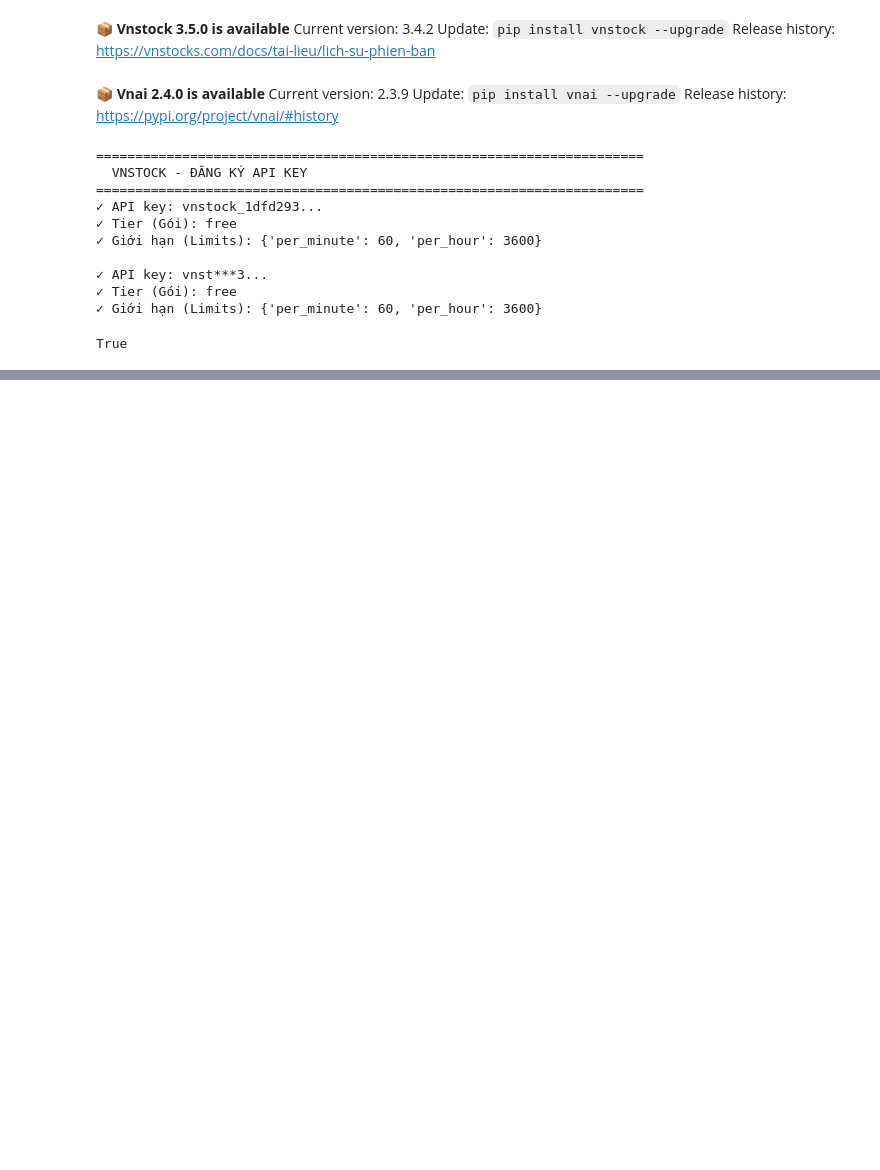
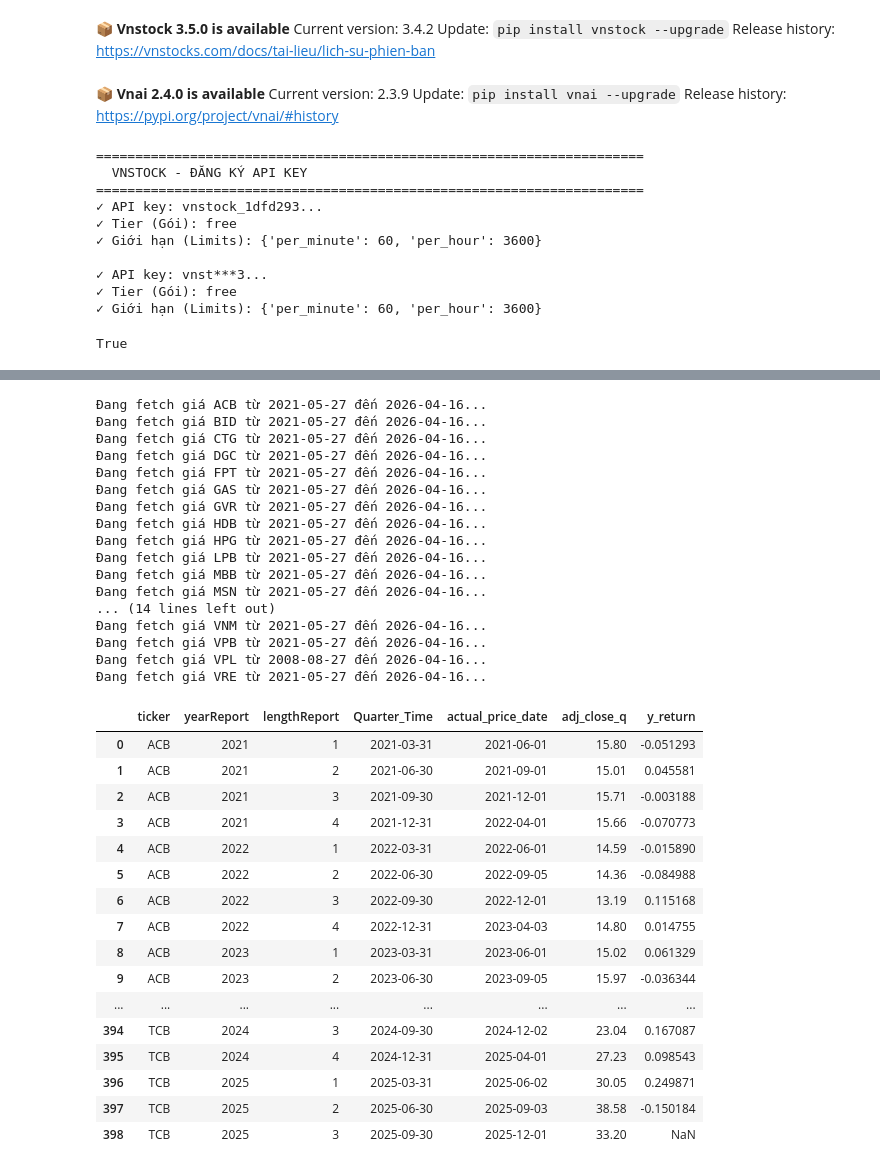
Before and after one commit to nguyentobinh12x5/Finance-Analyst-Agent, a Jupyter notebook: FinRL.ipynb, the cells around one changed output, grey strips where cells are left out. Saved outputs shown, nothing was run; the diff lists cells and outputs as text; code cells hidden in the pictures; blank space fills up the shorter version.

Commit message:
feat: Implement new data fetching and processing modules, update FinRL notebook to use them for financial analysis, and add raw fundamental data.

```diff
--- a/FinRL.ipynb
+++ b/FinRL.ipynb
@@ -69,11 +23,0 @@ df_5_years = df.head(20)
-# %%
-import pandas as pd
-
-# Hiển thị tất cả các cột
-pd.set_option('display.max_columns', None)
-# (Tùy chọn) Hiển thị tất cả các dòng nếu bạn muốn xem toàn bộ
-pd.set_option('display.max_rows', None)
-# (Tùy chọn) Hiển thị nội dung văn bản bên trong ô lớn hơn (tránh bị cắt chữ)
-pd.set_option('display.max_colwidth', None)
-
-df_5_years
@@ -120,0 +32,7 @@ df_5_years
+# %%
+from src.data.data_fetcher import DataFetcher
+
+fetch_agent = DataFetcher(source='VCI')
+
+vn30_tickers = fetch_agent.get_group_ticker("VN30")
+print(vn30_tickers)
@@ -120,0 +61,45 @@ df_5_years
+# %%
+master_df = pd.read_csv("raw_fundermental_data.csv")
+# %%
+df_with_price = fetch_agent.align_and_fetch_price(master_df, align_quarter_dates=True)
+
+# Chạy tính Return cho FinRL
+df_finrl = fetch_agent.calculate_y_return(df_with_price)
+
+# In ra xem
+df_finrl[['ticker', 'yearReport', 'lengthReport', 'Quarter_Time', 'actual_price_date', 'adj_close_q', 'y_return']]
+# %% [output]
+Đang fetch giá ACB từ 2021-05-27 đến 2026-04-16...
+Đang fetch giá BID từ 2021-05-27 đến 2026-04-16...
+Đang fetch giá CTG từ 2021-05-27 đến 2026-04-16...
+Đang fetch giá DGC từ 2021-05-27 đến 2026-04-16...
+Đang fetch giá FPT từ 2021-05-27 đến 2026-04-16...
+Đang fetch giá GAS từ 2021-05-27 đến 2026-04-16...
+Đang fetch giá GVR từ 2021-05-27 đến 2026-04-16...
+Đang fetch giá HDB từ 2021-05-27 đến 2026-04-16...
+Đang fetch giá HPG từ 2021-05-27 đến 2026-04-16...
+Đang fetch giá LPB từ 2021-05-27 đến 2026-04-16...
+Đang fetch giá MBB từ 2021-05-27 đến 2026-04-16...
+Đang fetch giá MSN từ 2021-05-27 đến 2026-04-16...
+... (14 lines left out)
+Đang fetch giá VNM từ 2021-05-27 đến 2026-04-16...
+Đang fetch giá VPB từ 2021-05-27 đến 2026-04-16...
+Đang fetch giá VPL từ 2008-08-27 đến 2026-04-16...
+Đang fetch giá VRE từ 2021-05-27 đến 2026-04-16...
+|  | ticker | yearReport | lengthReport | Quarter_Time | actual_price_date | adj_close_q | y_return |
+| 0 | ACB | 2021 | 1 | 2021-03-31 | 2021-06-01 | 15.80 | -0.051293 |
+| 1 | ACB | 2021 | 2 | 2021-06-30 | 2021-09-01 | 15.01 | 0.045581 |
+| 2 | ACB | 2021 | 3 | 2021-09-30 | 2021-12-01 | 15.71 | -0.003188 |
+| 3 | ACB | 2021 | 4 | 2021-12-31 | 2022-04-01 | 15.66 | -0.070773 |
+| 4 | ACB | 2022 | 1 | 2022-03-31 | 2022-06-01 | 14.59 | -0.015890 |
+| 5 | ACB | 2022 | 2 | 2022-06-30 | 2022-09-05 | 14.36 | -0.084988 |
+| 6 | ACB | 2022 | 3 | 2022-09-30 | 2022-12-01 | 13.19 | 0.115168 |
+| 7 | ACB | 2022 | 4 | 2022-12-31 | 2023-04-03 | 14.80 | 0.014755 |
+| 8 | ACB | 2023 | 1 | 2023-03-31 | 2023-06-01 | 15.02 | 0.061329 |
+| 9 | ACB | 2023 | 2 | 2023-06-30 | 2023-09-05 | 15.97 | -0.036344 |
+| ... | ... | ... | ... | ... | ... | ... | ... |
+| 394 | TCB | 2024 | 3 | 2024-09-30 | 2024-12-02 | 23.04 | 0.167087 |
+| 395 | TCB | 2024 | 4 | 2024-12-31 | 2025-04-01 | 27.23 | 0.098543 |
+| 396 | TCB | 2025 | 1 | 2025-03-31 | 2025-06-02 | 30.05 | 0.249871 |
+| 397 | TCB | 2025 | 2 | 2025-06-30 | 2025-09-03 | 38.58 | -0.150184 |
+| 398 | TCB | 2025 | 3 | 2025-09-30 | 2025-12-01 | 33.20 | NaN |
```
Also changed, not shown: parts of 15 cells of this notebook, 5 other files.
